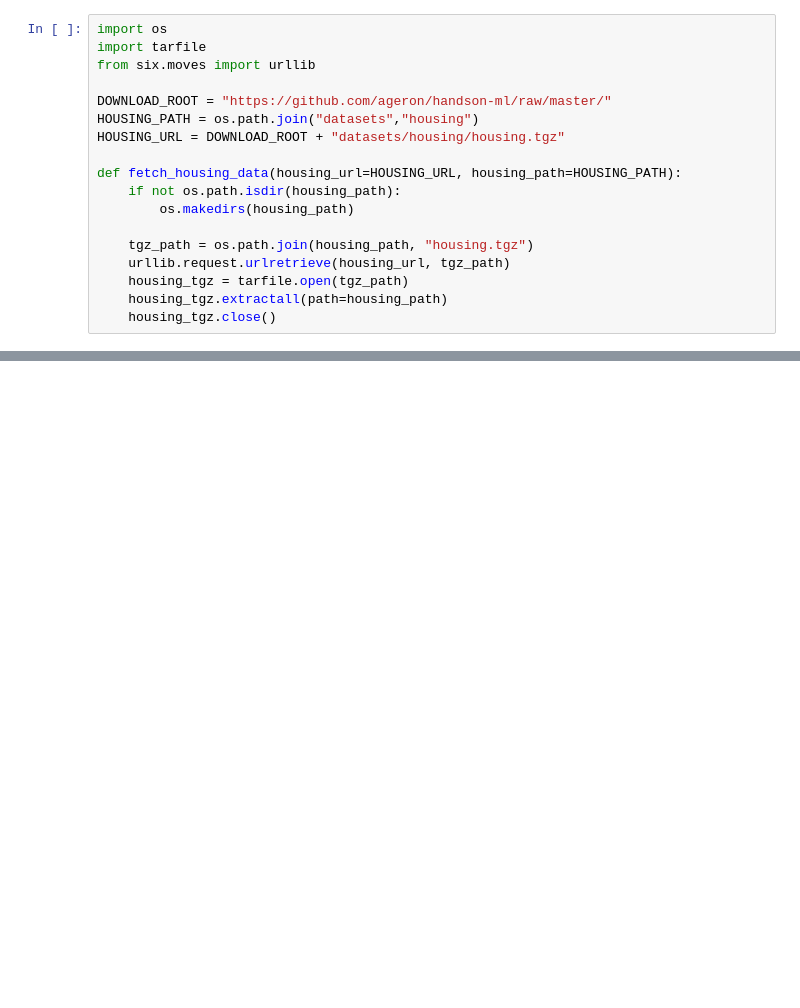
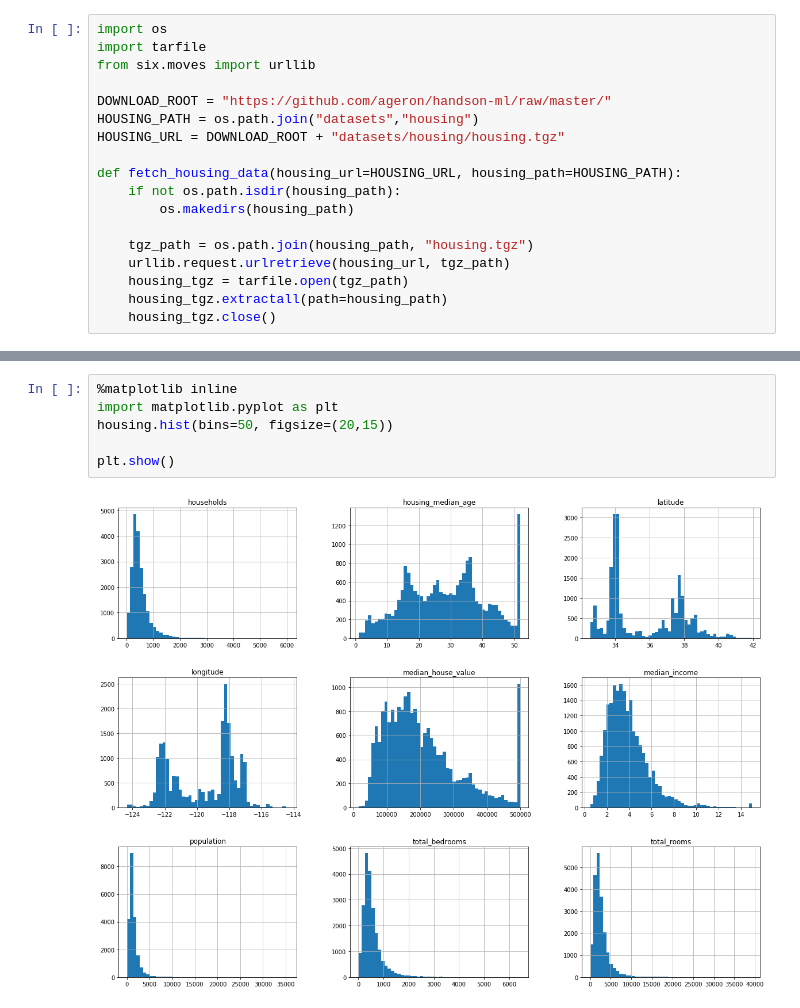
Before and after one commit to david-waterworth/machine-learning, a Jupyter notebook: notebooks/sklearn/housing.ipynb, the cells around one changed output, grey strips where cells are left out. Drawn from its saved outputs; the diff is of its cells as text; blank space fills up the shorter version.

```diff
--- a/notebooks/sklearn/housing.ipynb
+++ b/notebooks/sklearn/housing.ipynb
@@ -44,0 +67,8 @@ memory usage: 1.6+ MB
+# %%
+%matplotlib inline
+import matplotlib.pyplot as plt
+housing.hist(bins=50, figsize=(20,15))
+
+plt.show()
+# %% [output]
+[figure, added]
```
Also changed, not shown: parts of 17 cells of this notebook, 6 other files.
